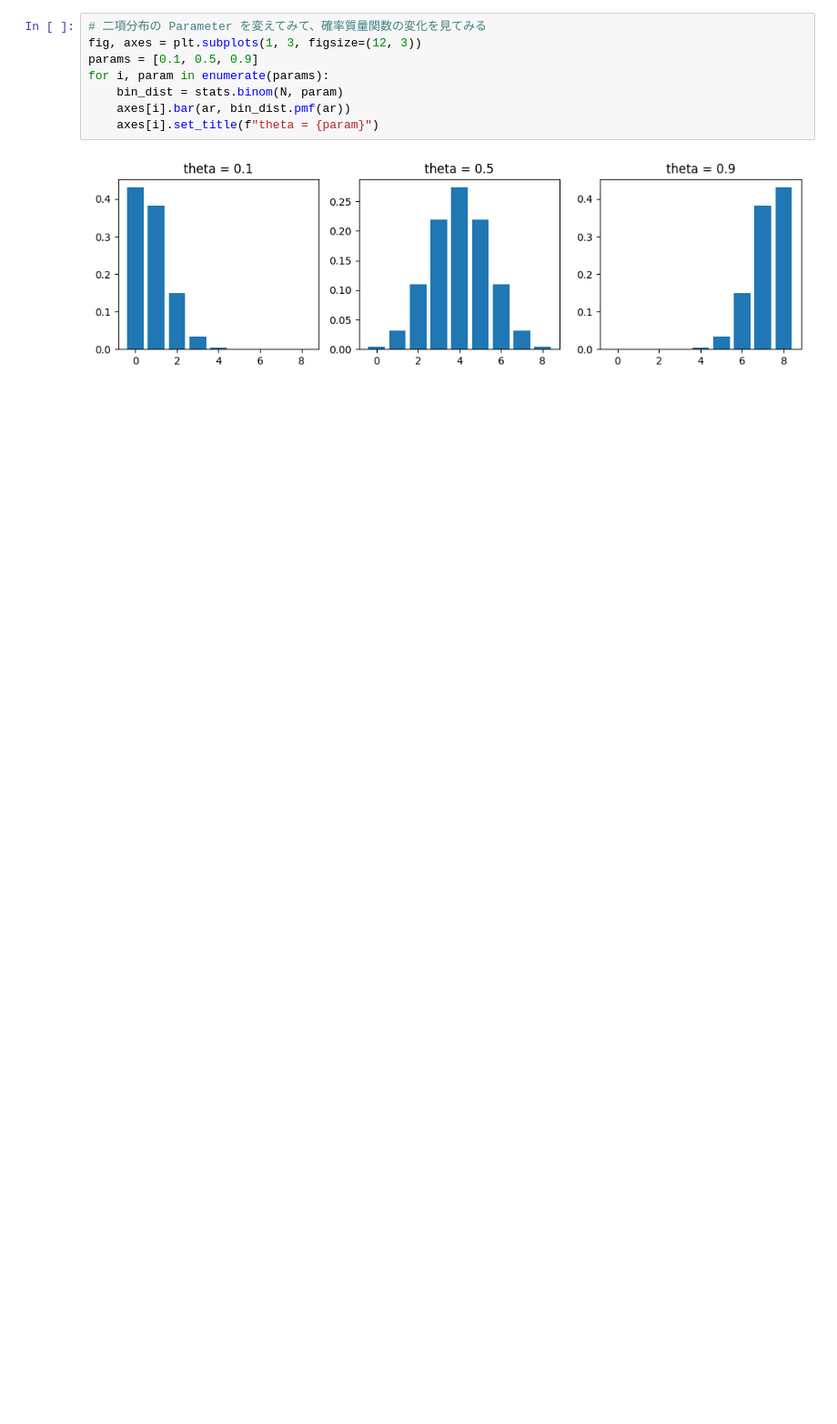
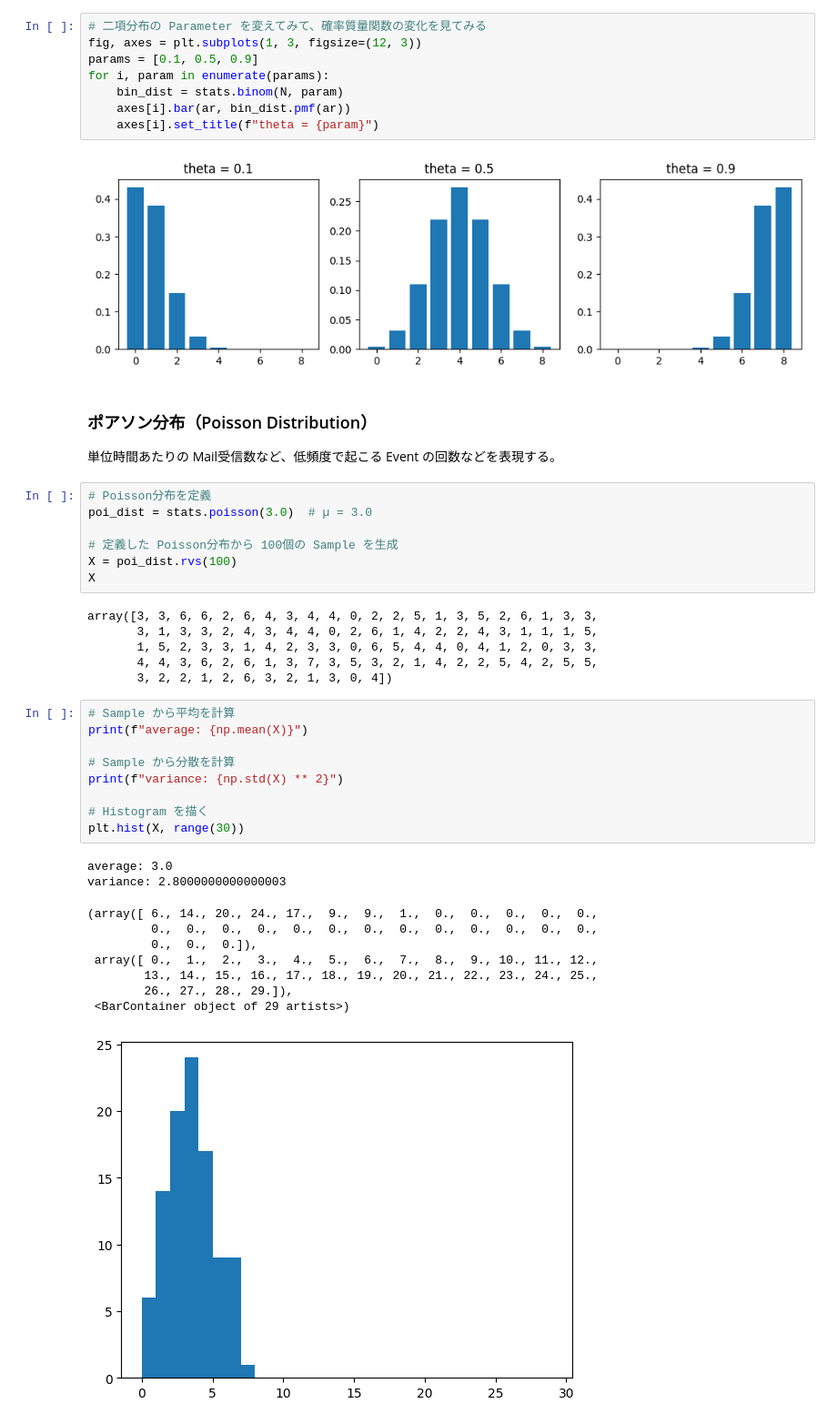
Before and after one commit to 1024xx4/bayes_machine_learning, a Jupyter notebook: probability_distribution.ipynb, the cells around one changed output. Shown at 91% size. Cells and saved outputs as stored; diff of their text form; blank space fills up the shorter version.

Commit message:
Feat: ポアソン分布（Poisson Distribution）を学ぶ#1

```diff
--- a/probability_distribution.ipynb
+++ b/probability_distribution.ipynb
@@ -175,3 +175,39 @@ for i, param in enumerate(params):
     axes[i].set_title(f"theta = {param}")
 # %% [output]
 [figure]
+# %% [markdown]
+### ポアソン分布（Poisson Distribution）
+単位時間あたりの Mail受信数など、低頻度で起こる Event の回数などを表現する。
+# %%
+# Poisson分布を定義
+poi_dist = stats.poisson(3.0)  # µ = 3.0
+
+# 定義した Poisson分布から 100個の Sample を生成
+X = poi_dist.rvs(100)
+X
+# %% [output]
+array([3, 3, 6, 6, 2, 6, 4, 3, 4, 4, 0, 2, 2, 5, 1, 3, 5, 2, 6, 1, 3, 3,
+       3, 1, 3, 3, 2, 4, 3, 4, 4, 0, 2, 6, 1, 4, 2, 2, 4, 3, 1, 1, 1, 5,
+       1, 5, 2, 3, 3, 1, 4, 2, 3, 3, 0, 6, 5, 4, 4, 0, 4, 1, 2, 0, 3, 3,
+       4, 4, 3, 6, 2, 6, 1, 3, 7, 3, 5, 3, 2, 1, 4, 2, 2, 5, 4, 2, 5, 5,
+       3, 2, 2, 1, 2, 6, 3, 2, 1, 3, 0, 4])
+# %%
+# Sample から平均を計算
+print(f"average: {np.mean(X)}")
+
+# Sample から分散を計算
+print(f"variance: {np.std(X) ** 2}")
+
+# Histogram を描く
+plt.hist(X, range(30))
+# %% [output]
+average: 3.0
+variance: 2.8000000000000003
+(array([ 6., 14., 20., 24., 17.,  9.,  9.,  1.,  0.,  0.,  0.,  0.,  0.,
+         0.,  0.,  0.,  0.,  0.,  0.,  0.,  0.,  0.,  0.,  0.,  0.,  0.,
+         0.,  0.,  0.]),
+ array([ 0.,  1.,  2.,  3.,  4.,  5.,  6.,  7.,  8.,  9., 10., 11., 12.,
+        13., 14., 15., 16., 17., 18., 19., 20., 21., 22., 23., 24., 25.,
+        26., 27., 28., 29.]),
+ <BarContainer object of 29 artists>)
+[figure, added]
```
Also changed, not shown: parts of 2 cells of this notebook.
